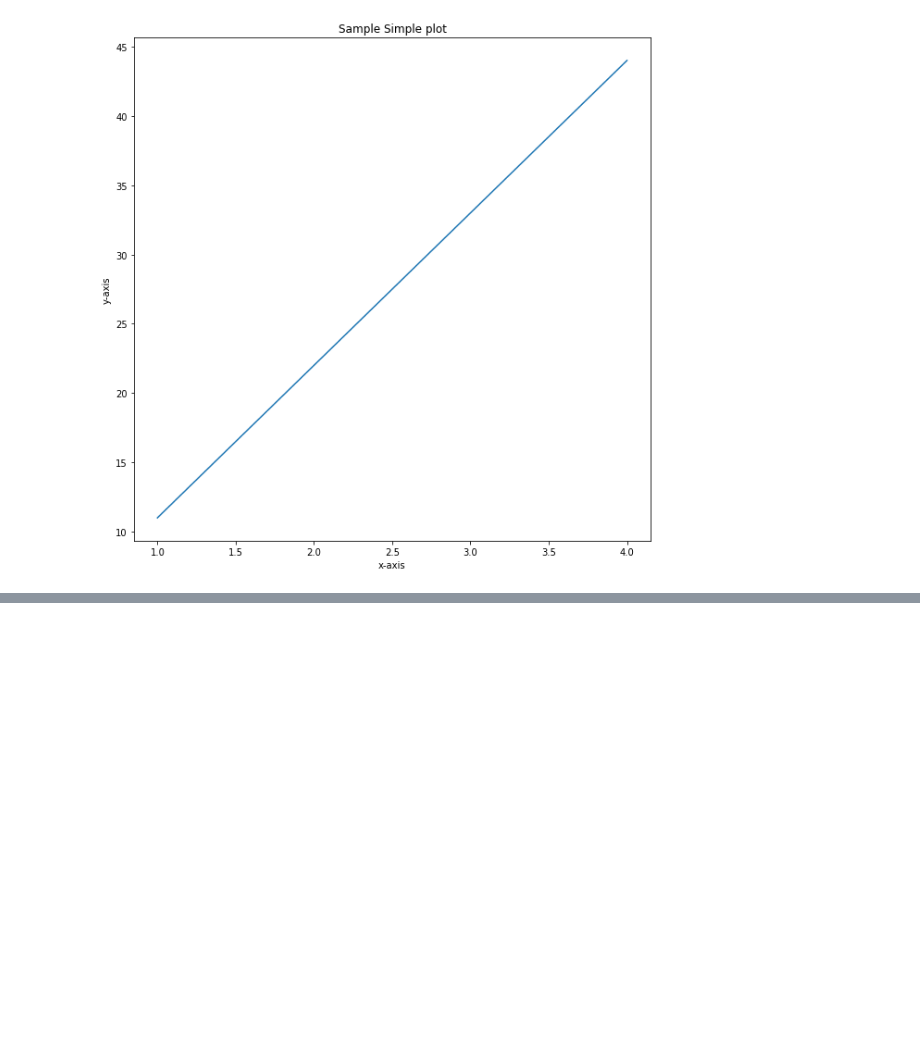
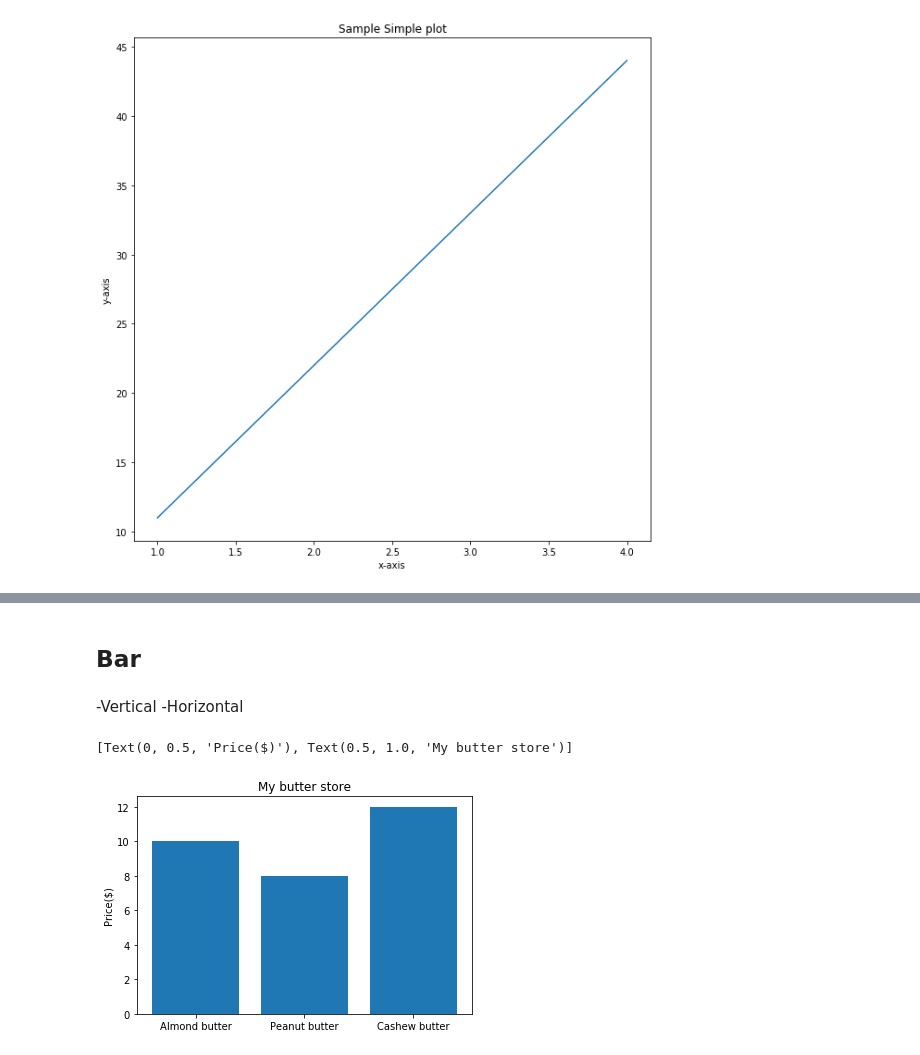
Before and after one commit to Asmi4/DataSciencePractice, a Jupyter notebook: Matplotlib.ipynb, the cells around one changed output, grey strips where cells are left out. Cells and saved outputs as stored; diff of their text form; code cells hidden in the pictures; blank space fills up the shorter version.

```diff
--- a/Matplotlib.ipynb
+++ b/Matplotlib.ipynb
@@ -116,0 +169,14 @@ fig.savefig("Images/simple-plot.png")
+# %% [markdown]
+## Bar
+# %% [markdown]
+-Vertical
+-Horizontal
+# %%
+#plots can be made from dictionary
+nut_butter_prices = {"Almond butter": 10, "Peanut butter": 8, "Cashew butter":12}
+fig,ax = plt.subplots()
+ax.bar(nut_butter_prices.keys(), nut_butter_prices.values())
+ax.set(title = "My butter store", ylabel= "Price($)")
+# %% [output]
+[Text(0, 0.5, 'Price($)'), Text(0.5, 1.0, 'My butter store')]
+[figure, added]
```
Also changed, not shown: parts of 12 cells of this notebook.
